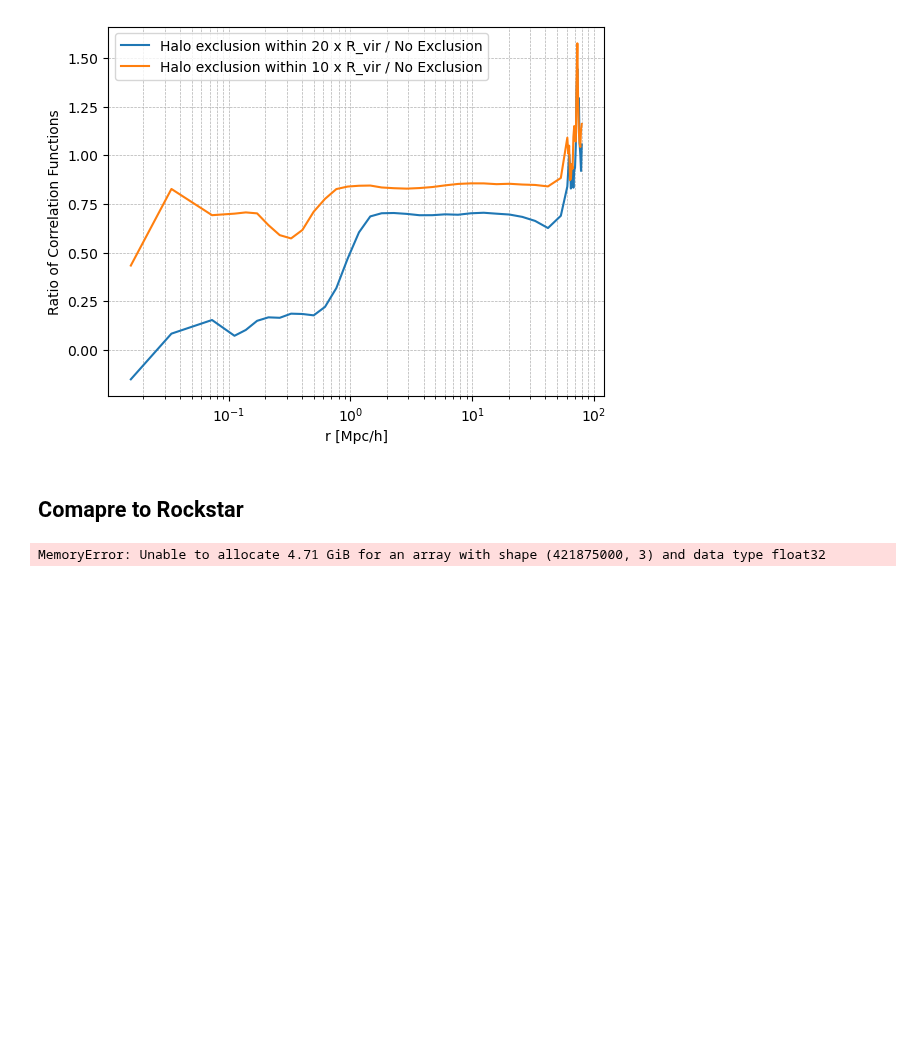
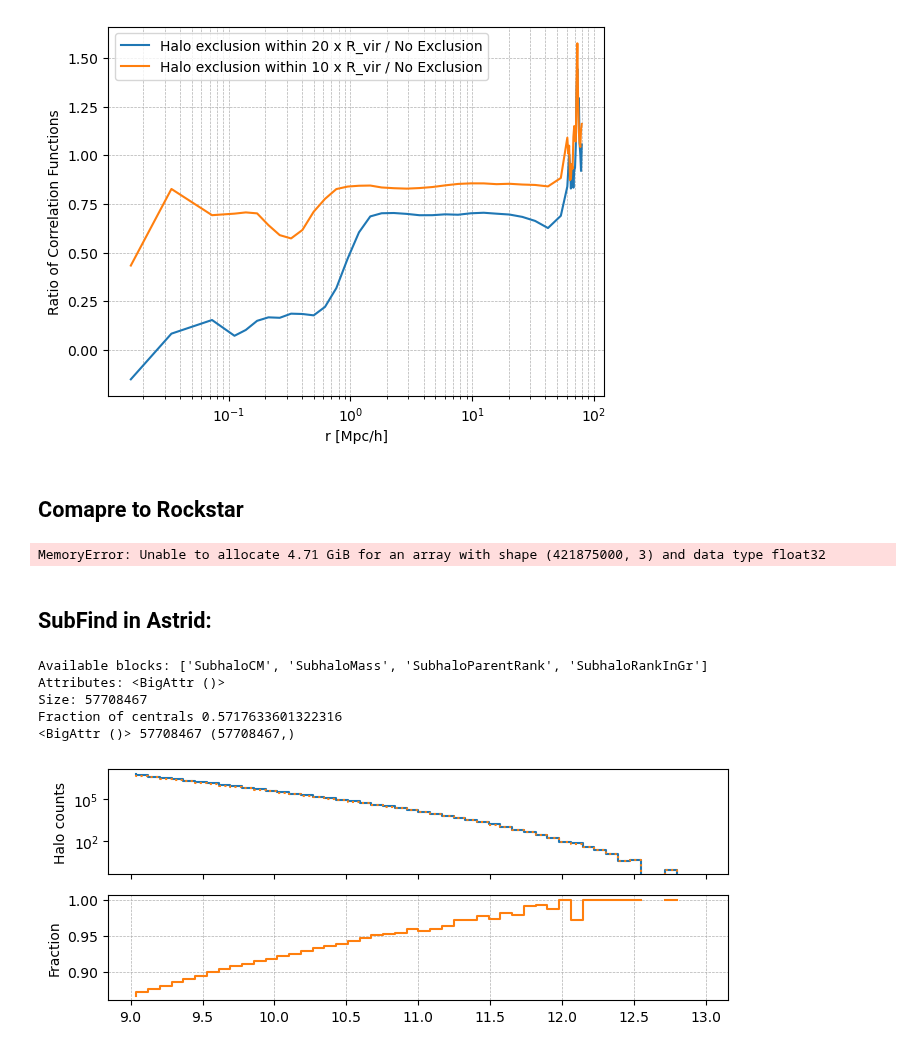
Before and after one commit to qezlou/Goku_ELG, a Jupyter notebook: emu/notebooks/xi_compute/halo_exclusion.ipynb, the cells around one changed output. Drawn from its saved outputs; the diff is of its cells as text; code cells hidden in the pictures; blank space fills up the shorter version.

```diff
--- a/emu/notebooks/xi_compute/halo_exclusion.ipynb
+++ b/emu/notebooks/xi_compute/halo_exclusion.ipynb
@@ -238,3 +238,50 @@ save_dir ='/scratch/06536/qezlou/Goku/FOF/rock_halos'
 bigfile_to_ascii(part_dir, save_dir)
 # %% [output]
 MemoryError: Unable to allocate 4.71 GiB for an array with shape (421875000, 3) and data type float32
+# %% [markdown]
+## SubFind in Astrid:
+# %%
+import bigfile
+import numpy as np
+
+save_dir = '/home/qezlou/HD1/simulations/ASTRID/SFR'
+bf = bigfile.File(save_dir)
+# Get the available blocks
+print("Available blocks:", bf.blocks)
+
+# Open one of the blocks to examine its structure
+
+with bf['SubhaloRankInGr'] as f:
+    print("Attributes:", f.attrs)
+    print("Size:", f.size)
+    if f.size > 0:
+        print("Fraction of centrals", 1 - np.where(f[:])[0].size / f.size)
+        ind =  np.where(f[:] == 0)
+with bf['SubhaloMass'] as f:
+    print(f.attrs, f.size, f[:].shape)
+    mass = np.log10(f[:]) + 10
+# %% [output]
+Available blocks: ['SubhaloCM', 'SubhaloMass', 'SubhaloParentRank', 'SubhaloRankInGr']
+Attributes: <BigAttr ()>
+Size: 57708467
+Fraction of centrals 0.5717633601322316
+<BigAttr ()> 57708467 (57708467,)
+# %%
+from matplotlib import pyplot as plt
+import numpy as np
+
+fig, ax = plt.subplots(2,1, figsize=(8, 3), sharex=True)
+bins = np.linspace(9, 13, 50)
+mbins = (bins[:-1] + bins[1:]) / 2
+hist_all, _ = np.histogram(mass, bins=bins)
+ax[0].plot(mbins, hist_all, drawstyle='steps', label='All', color='C0')
+hist_cen, _ = np.histogram(mass[ind], bins=bins)
+ax[0].plot(mbins, hist_cen, drawstyle='steps', label='All', color='C1', ls='dotted')
+ax[1].plot(mbins, hist_cen/hist_all, drawstyle='steps', label='All', color='C1')
+ax[1].grid(which='both', linestyle='--', linewidth=0.5)
+
+ax[0].set_ylabel(f'Halo counts')
+ax[1].set_ylabel(f'Fraction')
+ax[0].set_yscale('log')
+# %% [output]
+[figure, added]
```
Also changed, not shown: parts of 2 cells of this notebook, 5 other files.
